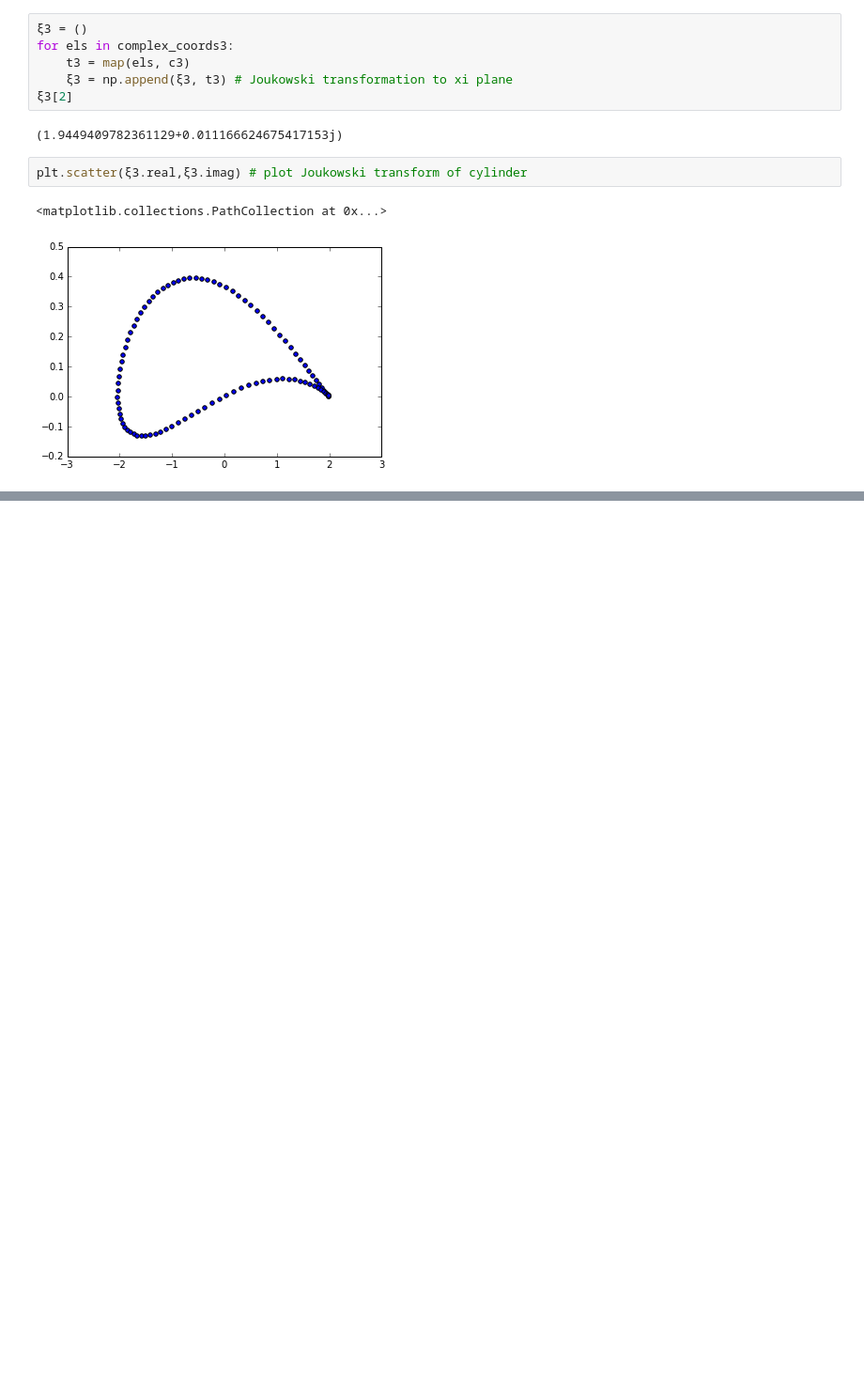
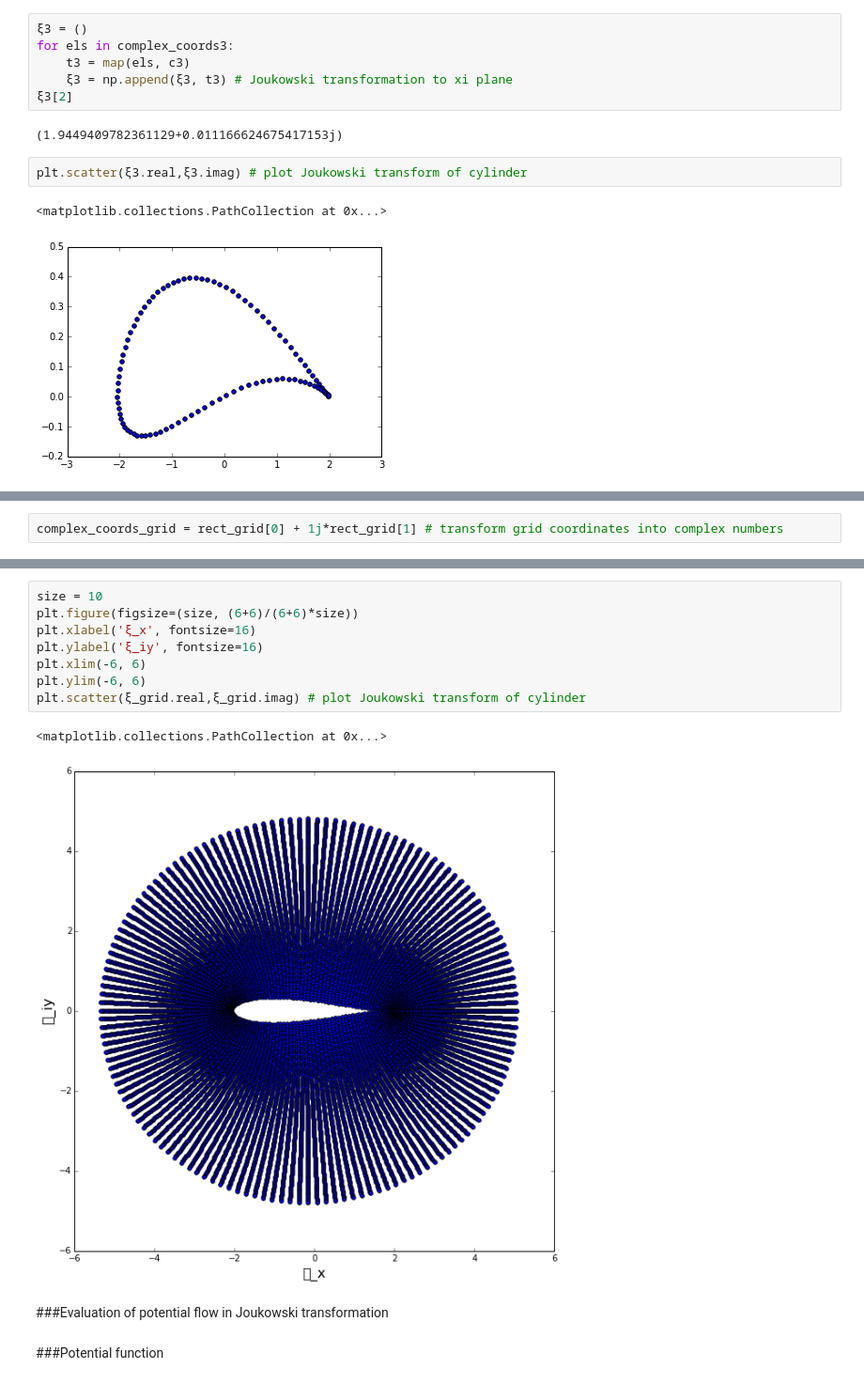
Before and after one commit to chiseler/AeroPython, a Jupyter notebook: lessons/nd_06_Lesson06_Assignment.ipynb, the cells around one changed output, grey strips where cells are left out. Shown at 94% size. Drawn from its saved outputs; the diff is of its cells as text; blank space fills up the shorter version.

```diff
--- a/lessons/nd_06_Lesson06_Assignment.ipynb
+++ b/lessons/nd_06_Lesson06_Assignment.ipynb
@@ -190,0 +246,2 @@ plt.scatter(ξ3.real,ξ3.imag) # plot Joukowski transform of cylinder
+# %%
+complex_coords_grid = rect_grid[0] + 1j*rect_grid[1] # transform grid coordinates into complex numbers
@@ -190,0 +258,15 @@ plt.scatter(ξ3.real,ξ3.imag) # plot Joukowski transform of cylinder
+# %%
+size = 10
+plt.figure(figsize=(size, (6+6)/(6+6)*size))
+plt.xlabel('ξ_x', fontsize=16)
+plt.ylabel('ξ_iy', fontsize=16)
+plt.xlim(-6, 6)
+plt.ylim(-6, 6)
+plt.scatter(ξ_grid.real,ξ_grid.imag) # plot Joukowski transform of cylinder
+# %% [output]
+<matplotlib.collections.PathCollection at 0x...>
+[figure, added]
+# %% [markdown]
+###Evaluation of potential flow in Joukowski transformation
+# %% [markdown]
+###Potential function
```
Also changed, not shown: parts of 24 cells of this notebook.
